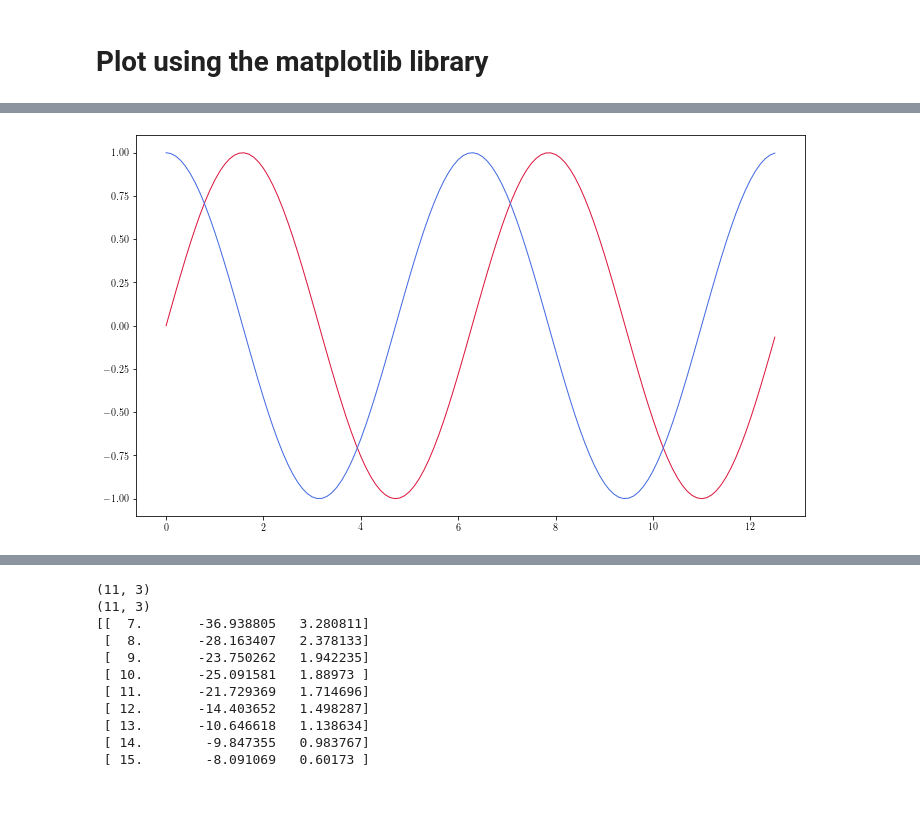
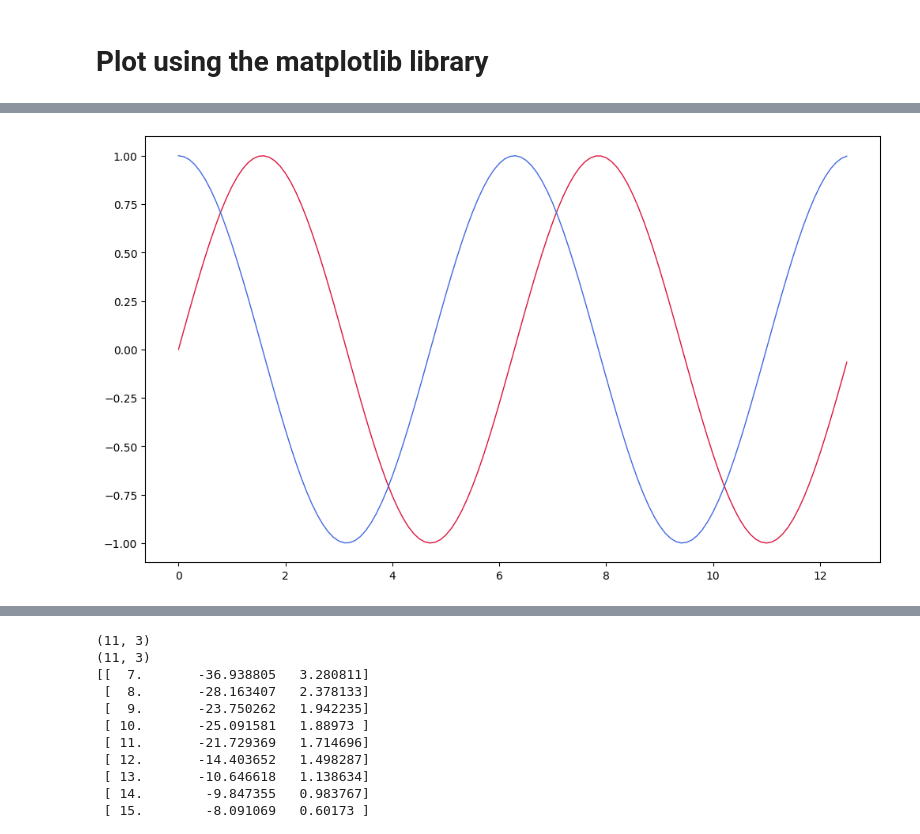
Before and after one commit to junsookim76/Ewha_2025, a Jupyter notebook: 3_Plot.ipynb, the cells around one changed output, grey strips where cells are left out. Drawn from its saved outputs; the diff is of its cells as text; code cells hidden in the pictures; blank space fills up the shorter version.

```diff
--- a/3_Plot.ipynb
+++ b/3_Plot.ipynb
@@ -7,3 +7,8 @@ import numpy as np
 
 import matplotlib
 import matplotlib.pyplot as plt
+
+%matplotlib inline
+
+
+matplotlib.rcParams.update(matplotlib.rcParamsDefault)
@@ -51,9 +45,9 @@ plt.show()
 # %%
 fig, ax = plt.subplots(figsize=(12, 7))
 
-plt.plot(x, y, label='$sin(x)$', color='crimson', linewidth=1)
-plt.plot(x, z, label='$cos(x)$', color='royalblue', linewidth=1)
+ax.plot(x, y, color='crimson', linewidth=1)
+ax.plot(x, z, color='royalblue', linewidth=1)
 
 plt.show()
 # %% [output]
-[figure, old version]
+[figure, new version]
```
Also changed, not shown: parts of 14 cells of this notebook.
